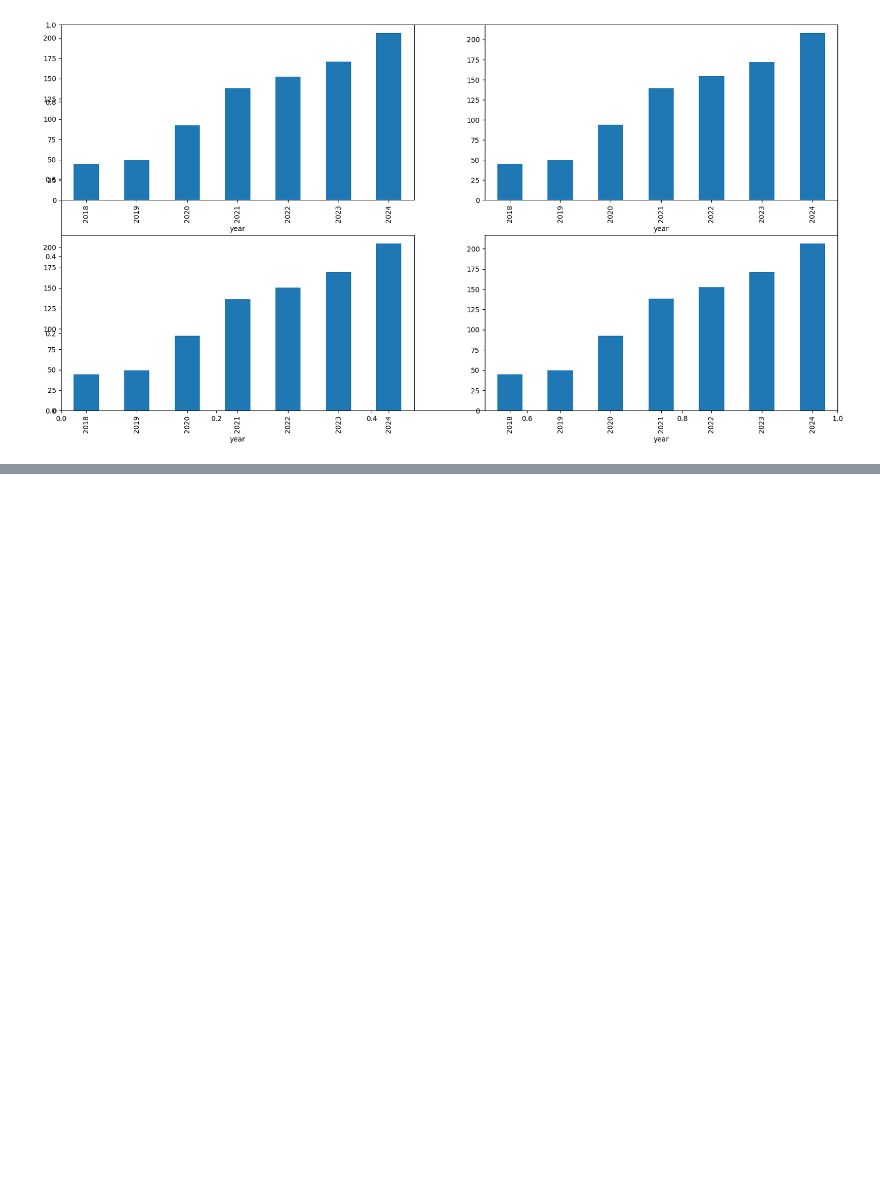
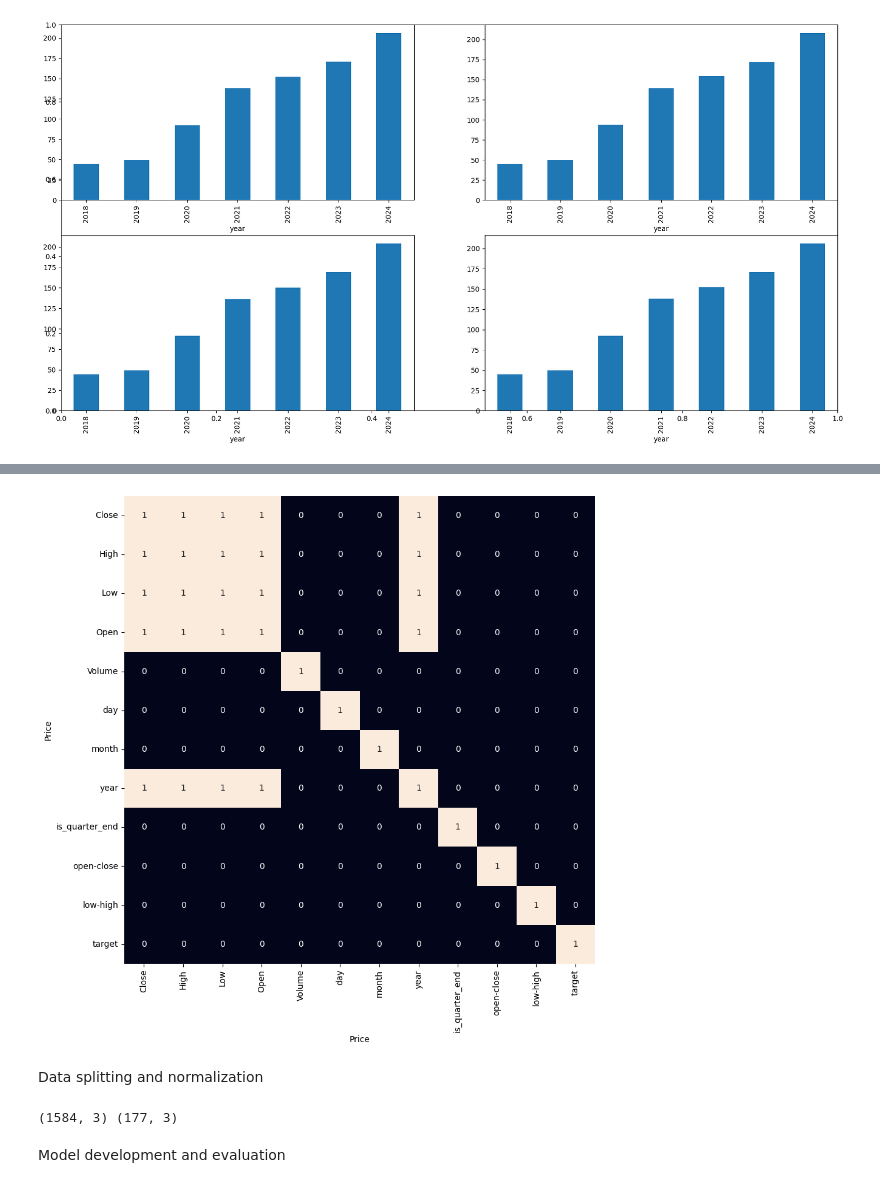
Before and after one commit to Ash-bot19/Stock-Price-Movement-Prediction, a Jupyter notebook: Stock_market_prediction.ipynb, the cells around one changed output, grey strips where cells are left out. Drawn from its saved outputs; the diff is of its cells as text; code cells hidden in the pictures; blank space fills up the shorter version.

```diff
--- a/Stock_market_prediction.ipynb
+++ b/Stock_market_prediction.ipynb
@@ -145,0 +158,26 @@ df.groupby('is_quarter_end').mean()
+# %%
+plt.figure(figsize=(10, 10))
+
+# As our concern is with the highly
+# correlated features only so, we will visualize
+# our heatmap as per that criteria only.
+sb.heatmap(df.corr() > 0.9, annot=True, cbar=False)
+plt.show()
+# %% [output]
+[figure, added]
+# %% [markdown]
+Data splitting and normalization
+# %%
+features = df[['open-close', 'low-high', 'is_quarter_end']]
+target = df['target']
+
+scaler = StandardScaler()
+features = scaler.fit_transform(features)
+
+X_train, X_valid, Y_train, Y_valid = train_test_split(
+    features, target, test_size=0.1, random_state=2022)
+print(X_train.shape, X_valid.shape)
+# %% [output]
+(1584, 3) (177, 3)
+# %% [markdown]
+Model development and evaluation
```
Also changed, not shown: parts of 10 cells of this notebook.
